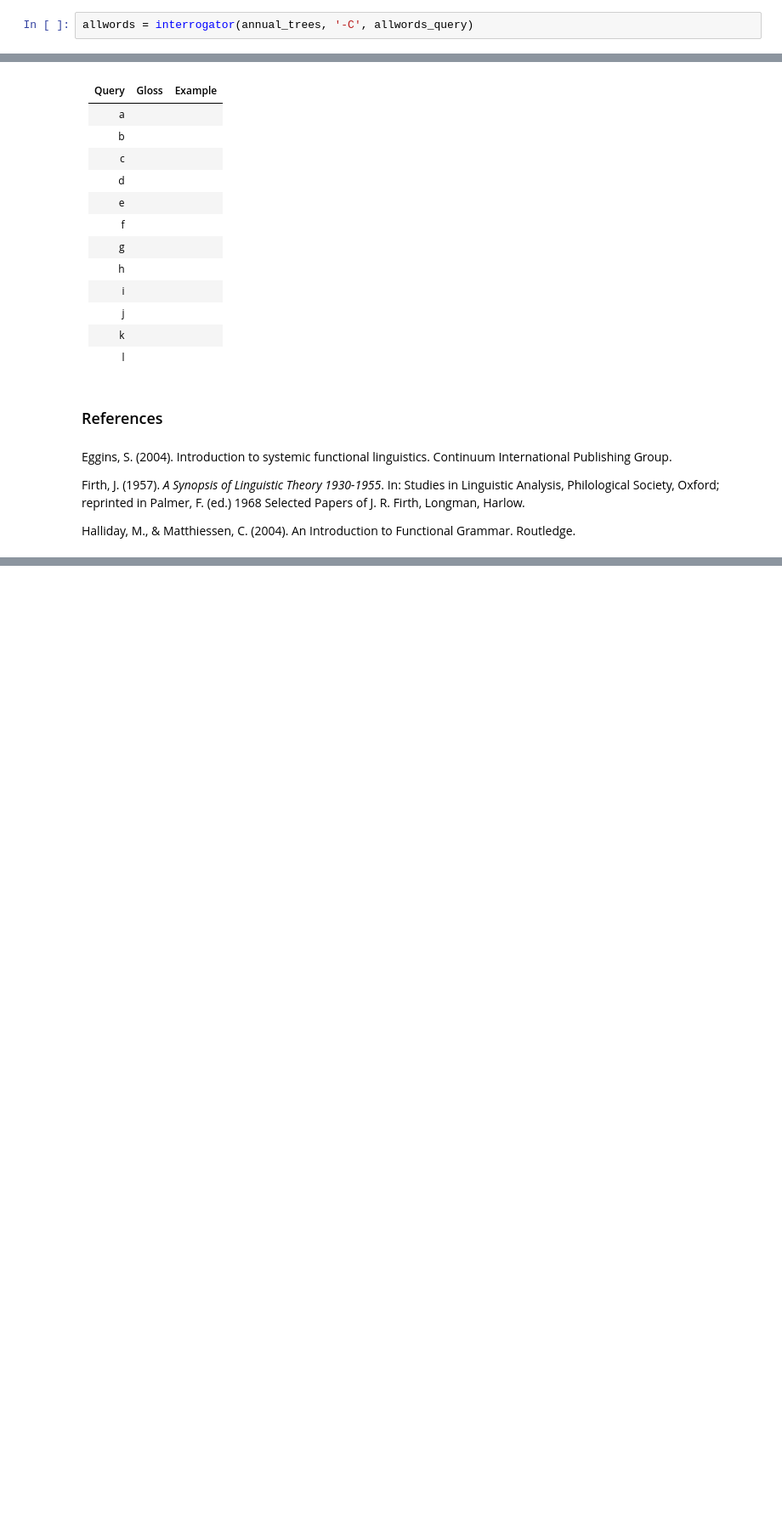
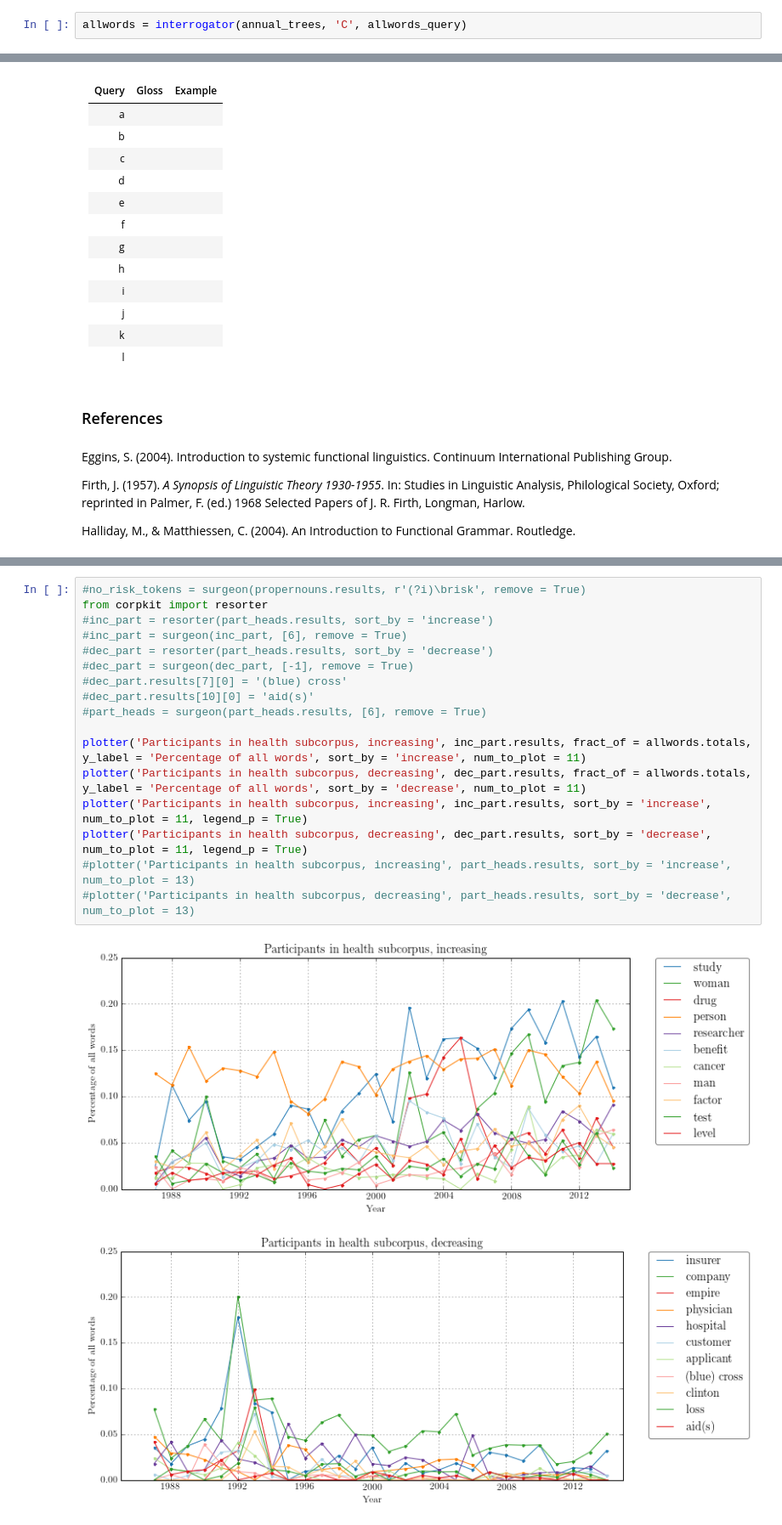
Before and after one commit to interrogator/risk, a Jupyter notebook: risk.ipynb, the cells around one changed output, grey strips where cells are left out. Shown at 85% size. Cells and saved outputs as stored; diff of their text form; blank space fills up the shorter version.

```diff
--- a/risk.ipynb
+++ b/risk.ipynb
@@ -110,4 +108,4 @@ Next, we perform interrogations with `interrogator()`. Its most important argume
 
 We only need to count tokens, so we can use the **-C** option (it's often faster than getting lists of matching tokens). The cell below will run interrogator() over each annual subcorpus and count the number of matches for the query.
 # %%
-allwords = interrogator(annual_trees, '-C', allwords_query)
+allwords = interrogator(annual_trees, 'C', allwords_query)
@@ -1365,0 +1371,20 @@ Halliday, M., & Matthiessen, C. (2004). An Introduction to Functional Grammar. R
+# %%
+#no_risk_tokens = surgeon(propernouns.results, r'(?i)\brisk', remove = True)
+from corpkit import resorter
+#inc_part = resorter(part_heads.results, sort_by = 'increase')
+#inc_part = surgeon(inc_part, [6], remove = True)
+#dec_part = resorter(part_heads.results, sort_by = 'decrease')
+#dec_part = surgeon(dec_part, [-1], remove = True)
+#dec_part.results[7][0] = '(blue) cross'
+#dec_part.results[10][0] = 'aid(s)'
+#part_heads = surgeon(part_heads.results, [6], remove = True)
+
+plotter('Participants in health subcorpus, increasing', inc_part.results, fract_of = allwords.totals, y_label = 'Percentage of all words', sort_by = 'increase', num_to_plot = 11)
+plotter('Participants in health subcorpus, decreasing', dec_part.results, fract_of = allwords.totals, y_label = 'Percentage of all words', sort_by = 'decrease', num_to_plot = 11)
+plotter('Participants in health subcorpus, increasing', inc_part.results, sort_by = 'increase', num_to_plot = 11, legend_p = True)
+plotter('Participants in health subcorpus, decreasing', dec_part.results, sort_by = 'decrease', num_to_plot = 11, legend_p = True)
+#plotter('Participants in health subcorpus, increasing', part_heads.results, sort_by = 'increase', num_to_plot = 13)
+#plotter('Participants in health subcorpus, decreasing', part_heads.results, sort_by = 'decrease', num_to_plot = 13)
+# %% [output]
+[figure, added]
+[figure, added]
```
Also changed, not shown: parts of 51 cells of this notebook, 9 other files.
